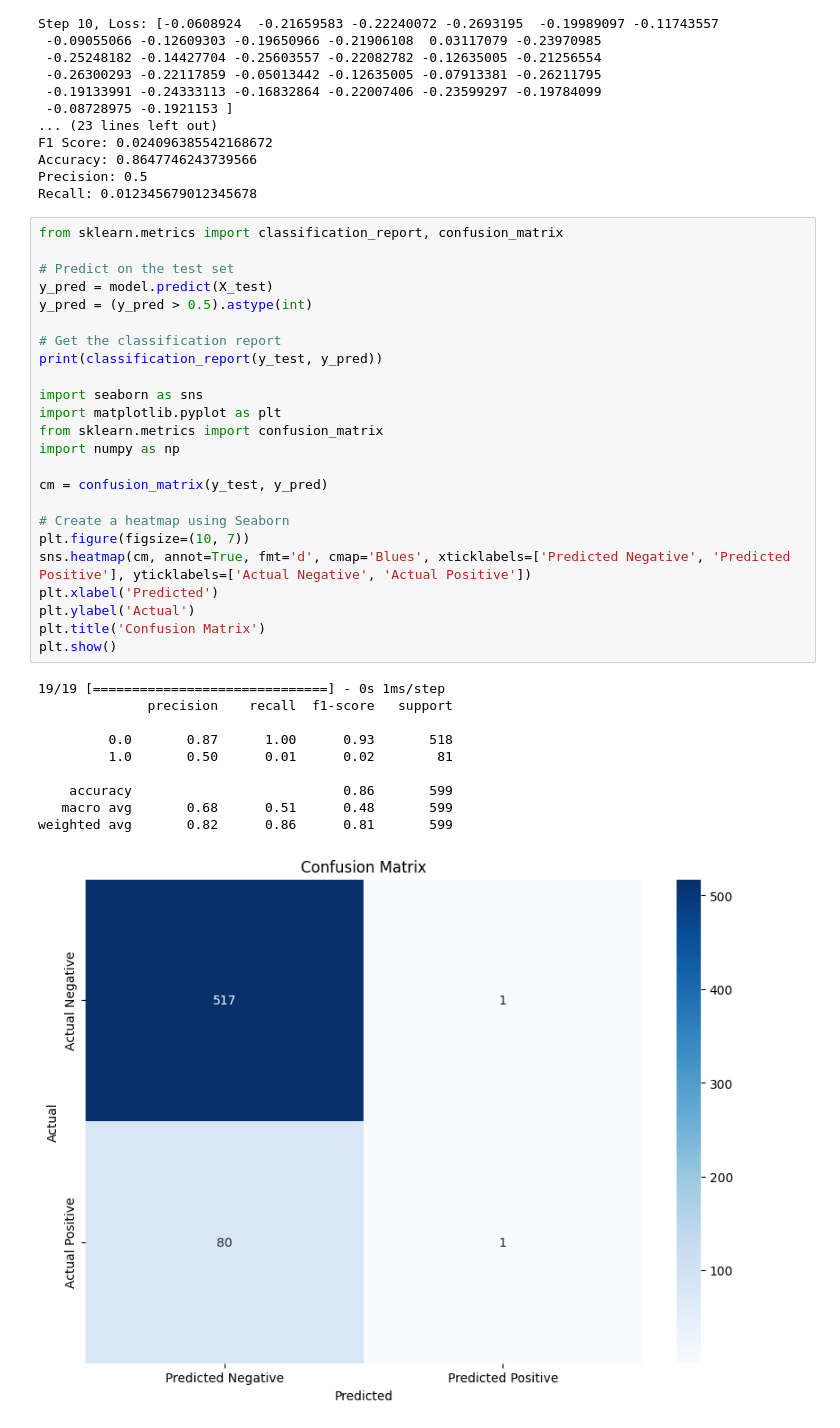
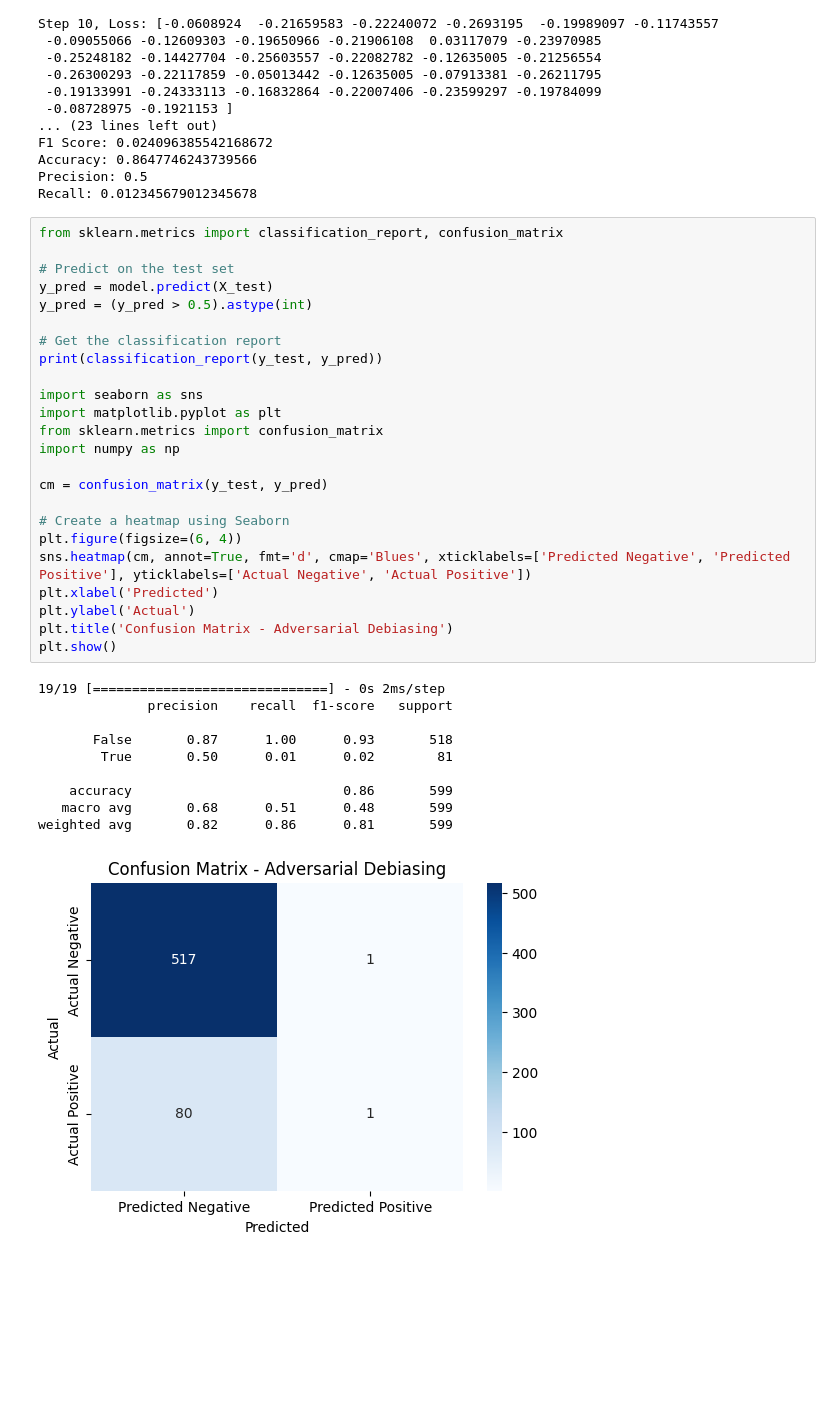
Before and after one commit to thomasguizzetti/ethics-ai, a Jupyter notebook: Developing_and_Analyzing_Fairness_in_Algorithmic_Policing.ipynb, the cells around one changed output. Saved outputs shown, nothing was run; the diff lists cells and outputs as text; blank space fills up the shorter version.

```diff
--- a/Developing_and_Analyzing_Fairness_in_Algorithmic_Policing.ipynb
+++ b/Developing_and_Analyzing_Fairness_in_Algorithmic_Policing.ipynb
@@ -1461,36 +1488,36 @@ Recall: 0.012345679012345678
 # %%
 from sklearn.metrics import classification_report, confusion_matrix
 
 # Predict on the test set
 y_pred = model.predict(X_test)
 y_pred = (y_pred > 0.5).astype(int)
 
 # Get the classification report
 print(classification_report(y_test, y_pred))
 
 import seaborn as sns
 import matplotlib.pyplot as plt
 from sklearn.metrics import confusion_matrix
 import numpy as np
 
 cm = confusion_matrix(y_test, y_pred)
 
 # Create a heatmap using Seaborn
-plt.figure(figsize=(10, 7))
+plt.figure(figsize=(6, 4))
 sns.heatmap(cm, annot=True, fmt='d', cmap='Blues', xticklabels=['Predicted Negative', 'Predicted Positive'], yticklabels=['Actual Negative', 'Actual Positive'])
 plt.xlabel('Predicted')
 plt.ylabel('Actual')
-plt.title('Confusion Matrix')
+plt.title('Confusion Matrix - Adversarial Debiasing')
 plt.show()
 # %% [output]
-19/19 [==============================] - 0s 1ms/step
+19/19 [==============================] - 0s 2ms/step
               precision    recall  f1-score   support
 
-         0.0       0.87      1.00      0.93       518
-         1.0       0.50      0.01      0.02        81
+       False       0.87      1.00      0.93       518
+        True       0.50      0.01      0.02        81
 
     accuracy                           0.86       599
    macro avg       0.68      0.51      0.48       599
 weighted avg       0.82      0.86      0.81       599
-[figure, old version]
+[figure, new version]
 # %%
```
Also changed, not shown: parts of 10 cells of this notebook.
